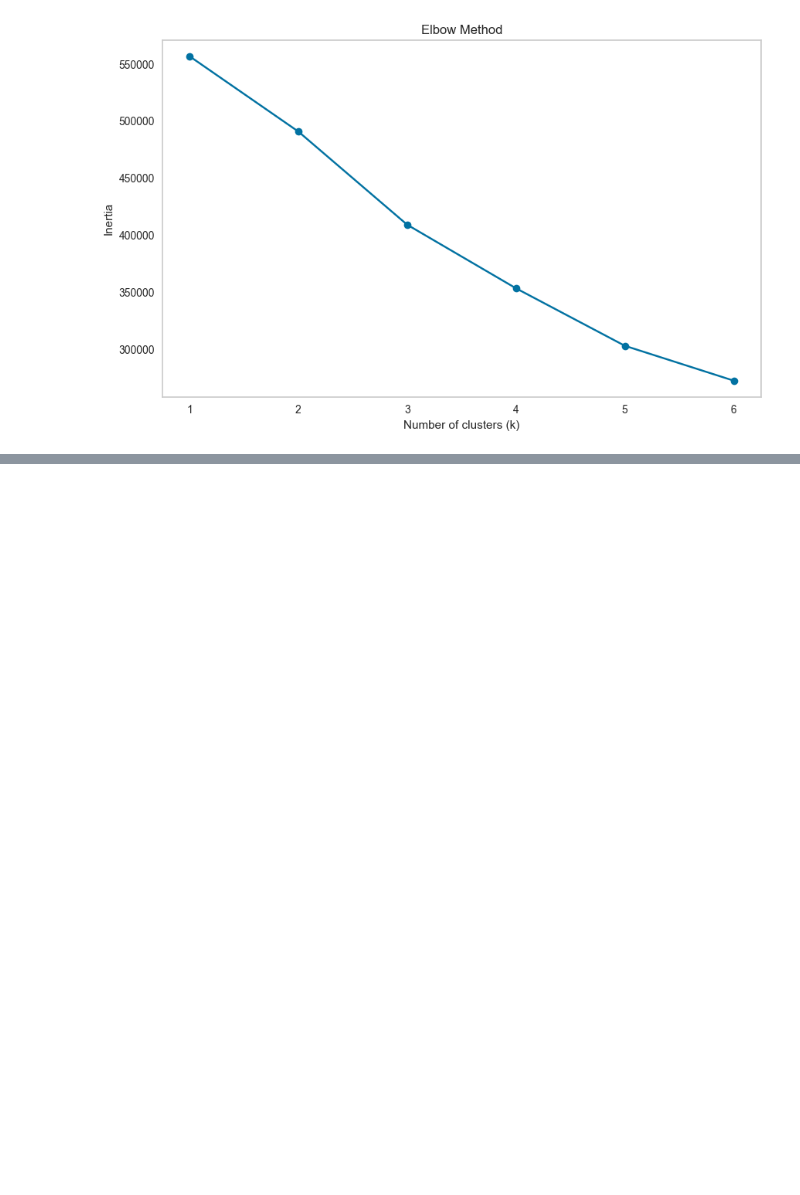
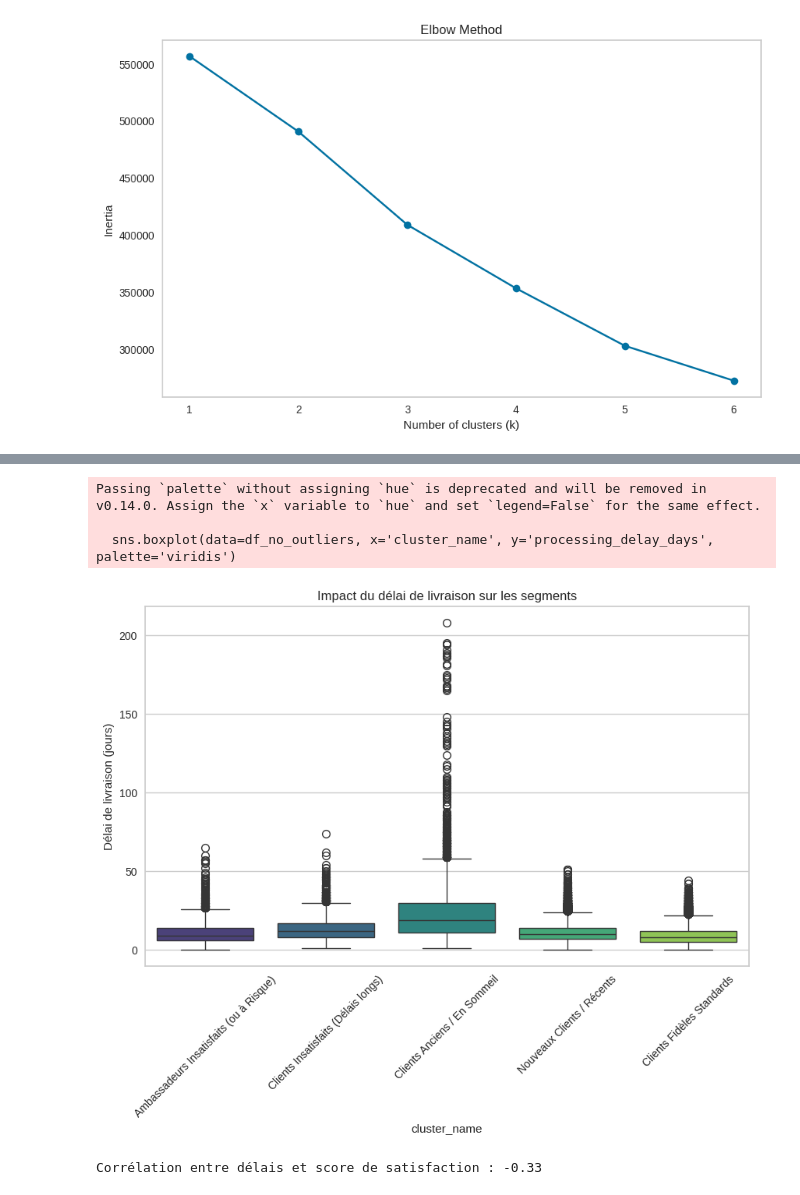
Before and after one commit to sam974/p5-customer-segmentation, a Jupyter notebook: Judith_Samuel_3_notebook_essais_052025.ipynb, the cells around one changed output, grey strips where cells are left out. Cells and saved outputs as stored; diff of their text form; code cells hidden in the pictures; blank space fills up the shorter version.

```diff
--- a/Judith_Samuel_3_notebook_essais_052025.ipynb
+++ b/Judith_Samuel_3_notebook_essais_052025.ipynb
@@ -785,0 +594,22 @@ plt.show()
+# %%
+# 1. Calculer les moyennes réelles pour chaque cluster
+centroids_interp = df_no_outliers.groupby('cluster')[['recence', 'frequence', 'montant', 'review_score', 'processing_delay_days']].mean()
+
+# 2. Définir le mapping des noms de clusters (nécessaire pour éviter le KeyError)
+cluster_names = {
+    0: "Clients Fidèles Standards",
+    1: "Nouveaux Clients / Récents",
+    2: "Ambassadeurs Insatisfaits (ou à Risque)",
+    3: "Clients Anciens / En Sommeil",
+    4: "Clients Insatisfaits (Délais longs)"
+}
+df_no_outliers['cluster_name'] = df_no_outliers['cluster'].map(cluster_names)
+
+print("--- Caractéristiques moyennes des segments (Centroïdes) ---")
+display(centroids_interp)
+
+print("\nInterprétation rapide :")
+for i, row in centroids_interp.iterrows():
+    name = cluster_names.get(i, f"Cluster {i}")
+    print(f"- Cluster {i} ({name}) :")
+    print(f"  Dépense moyenne : {row['montant']:.2f}€, Score moyen : {row['review_score']:.1f}/5")
@@ -785,0 +680,21 @@ plt.show()
+# %%
+# Visualisation de l'importance des délais de livraison par cluster
+import seaborn as sns
+import matplotlib.pyplot as plt
+
+plt.figure(figsize=(10, 6))
+sns.boxplot(data=df_no_outliers, x='cluster_name', y='processing_delay_days', palette='viridis')
+plt.title('Impact du délai de livraison sur les segments')
+plt.xticks(rotation=45)
+plt.ylabel('Délai de livraison (jours)')
+plt.show()
+
+# Corrélation entre délai et score pour confirmer l'impact
+correlation = df_no_outliers[['processing_delay_days', 'review_score']].corr().iloc[0,1]
+print(f"Corrélation entre délais et score de satisfaction : {correlation:.2f}")
+# %% [output]
+Passing `palette` without assigning `hue` is deprecated and will be removed in v0.14.0. Assign the `x` variable to `hue` and set `legend=False` for the same effect.
+
+  sns.boxplot(data=df_no_outliers, x='cluster_name', y='processing_delay_days', palette='viridis')
+[figure, added]
+Corrélation entre délais et score de satisfaction : -0.33
```
Also changed, not shown: parts of 25 cells of this notebook, 1 other file.
